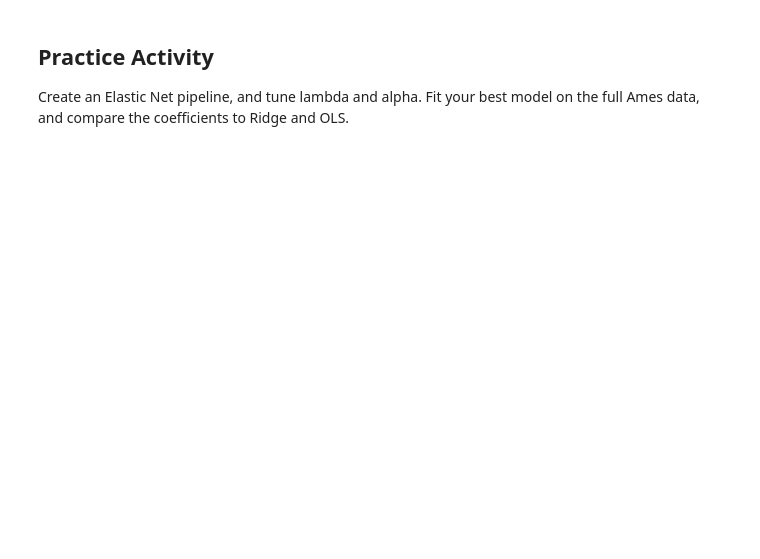
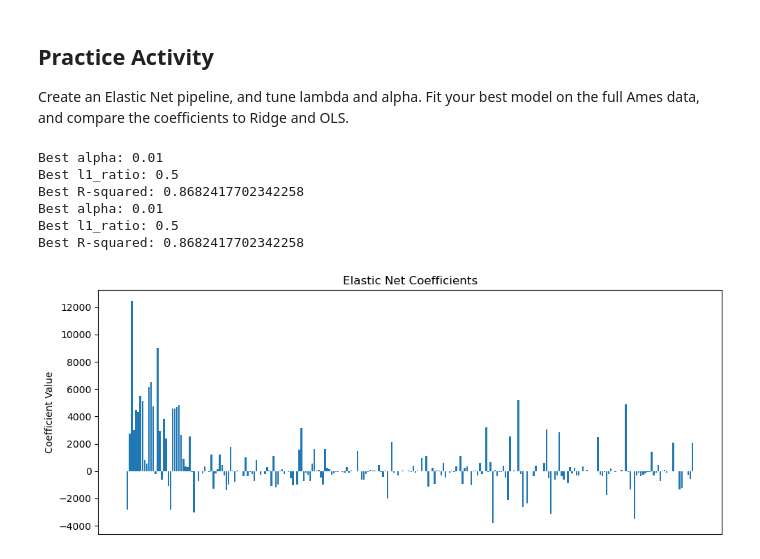
Before and after one commit to stolieerickson/GSB544-Computing, a Jupyter notebook: InClass/Wk7/PA7_2.ipynb, the cells around one changed output. Cells and saved outputs as stored; diff of their text form; code cells hidden in the pictures; blank space fills up the shorter version.

```diff
--- a/InClass/Wk7/PA7_2.ipynb
+++ b/InClass/Wk7/PA7_2.ipynb
@@ -110,3 +184,46 @@ The sklearn function Lasso() uses the argument name alpha for lambda.
 
 Create an Elastic Net pipeline, and tune lambda and alpha.
 Fit your best model on the full Ames data, and compare the coefficients to Ridge and OLS.
+# %%
+#elastic pipeline
+pipeline_elastic = Pipeline(
+    [("preprocessing", ct),
+     ("elastic", ElasticNet(alpha=1, l1_ratio=0.5, max_iter=10000))]
+)
+
+params = {
+    "elastic__alpha": [0.001, 0.01, 0.1, 1, 10],
+    "elastic__l1_ratio": [0.0, 0.25, 0.5, 0.75, 1.0]
+}
+
+gscv = GridSearchCV(pipeline_elastic, params, cv=5, scoring='r2')
+gscv.fit(X, y)
+
+best_alpha = gscv.best_params_['elastic__alpha']
+best_l1_ratio = gscv.best_params_['elastic__l1_ratio']
+best_score = gscv.best_score_
+
+print(f"Best alpha: {best_alpha}")
+print(f"Best l1_ratio: {best_l1_ratio}")
+print(f"Best R-squared: {best_score}")
+
+#pull coefficients
+pipeline_elastic.fit(X, y)
+coef_elastic = pipeline_elastic.named_steps['elastic'].coef_
+
+#plot
+plt.figure(figsize=(10, 4))
+plt.bar(range(len(coef_elastic)), coef_elastic)
+plt.title('Elastic Net Coefficients')
+plt.ylabel('Coefficient Value')
+plt.xticks([])
+plt.tight_layout()
+plt.show()
+# %% [output]
+Best alpha: 0.01
+Best l1_ratio: 0.5
+Best R-squared: 0.8682417702342258
+Best alpha: 0.01
+Best l1_ratio: 0.5
+Best R-squared: 0.8682417702342258
+[figure, added]
```
Also changed, not shown: parts of 5 cells of this notebook, 1 other file.
